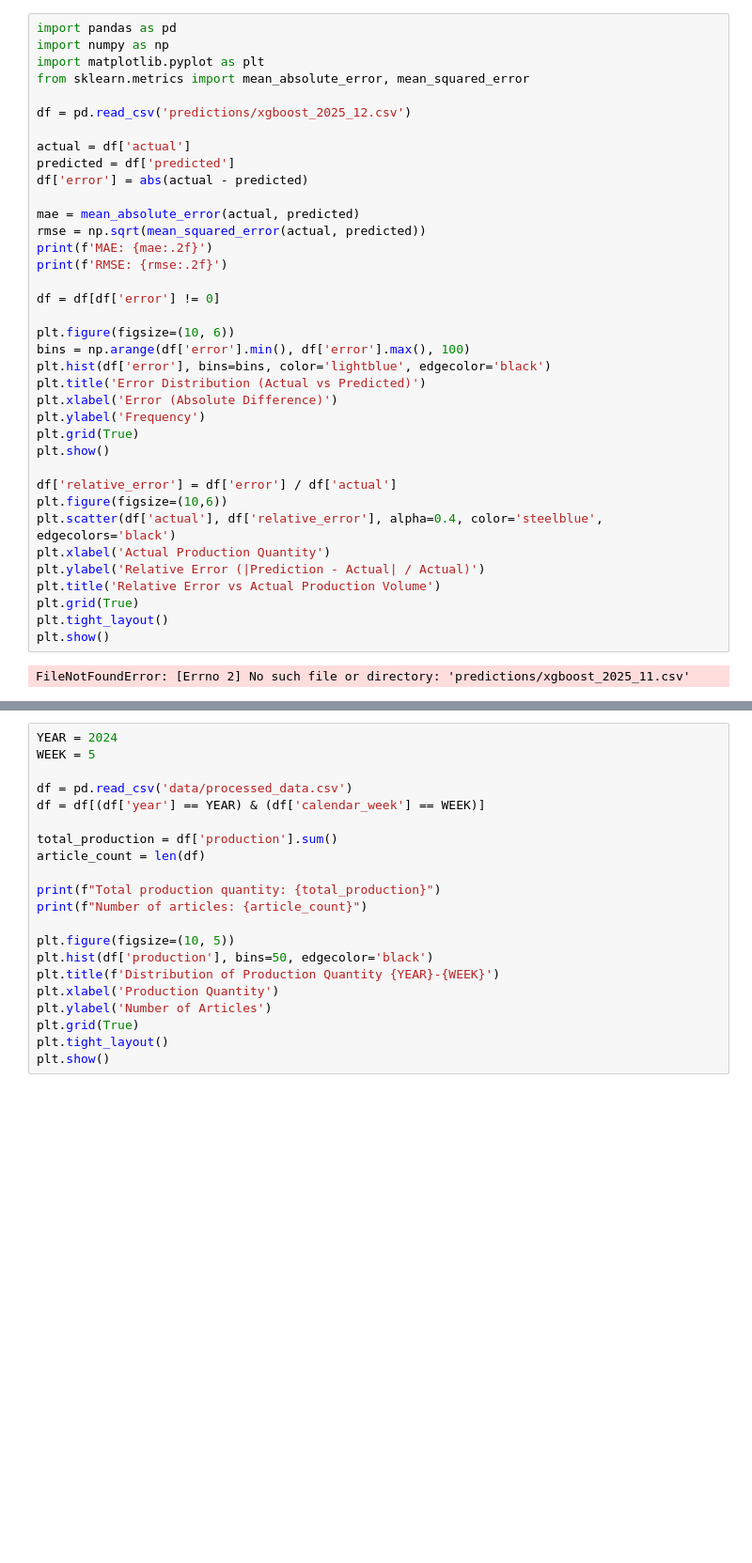
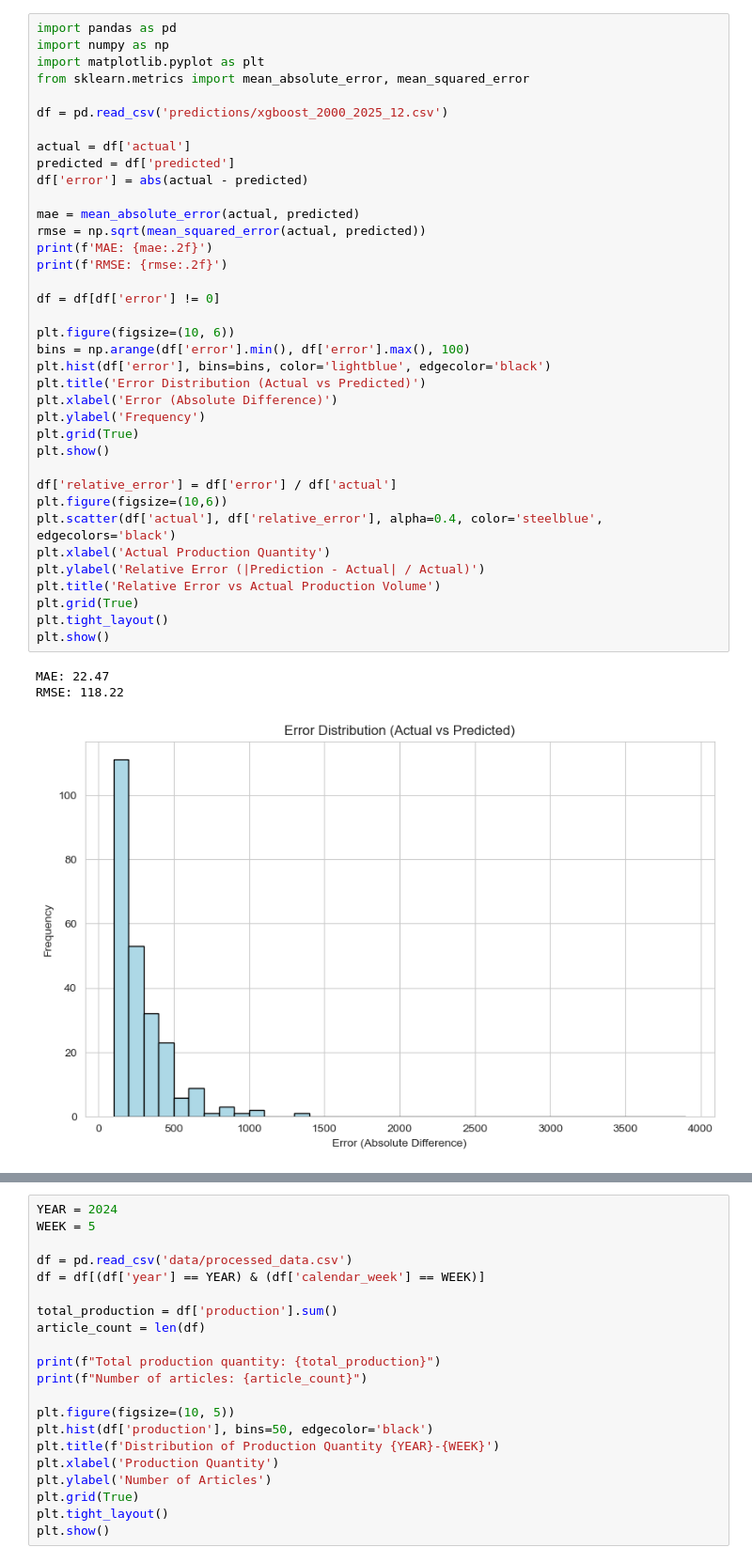
Before and after one commit to Y0d4l3/forecast-ki, a Jupyter notebook: plot.ipynb, the cells around one changed output, grey strips where cells are left out. Shown at 94% size. Saved outputs shown, nothing was run; the diff lists cells and outputs as text; blank space fills up the shorter version.

```diff
--- a/plot.ipynb
+++ b/plot.ipynb
@@ -4,36 +4,38 @@ import numpy as np
 import matplotlib.pyplot as plt
 from sklearn.metrics import mean_absolute_error, mean_squared_error
 
-df = pd.read_csv('predictions/xgboost_2025_12.csv')
+df = pd.read_csv('predictions/xgboost_2000_2025_12.csv')
 
 actual = df['actual']
 predicted = df['predicted']
 df['error'] = abs(actual - predicted)
 
 mae = mean_absolute_error(actual, predicted)
 rmse = np.sqrt(mean_squared_error(actual, predicted))
 print(f'MAE: {mae:.2f}')
 print(f'RMSE: {rmse:.2f}')
 
 df = df[df['error'] != 0]
 
 plt.figure(figsize=(10, 6))
 bins = np.arange(df['error'].min(), df['error'].max(), 100)
 plt.hist(df['error'], bins=bins, color='lightblue', edgecolor='black')
 plt.title('Error Distribution (Actual vs Predicted)')
 plt.xlabel('Error (Absolute Difference)')
 plt.ylabel('Frequency')
 plt.grid(True)
 plt.show()
 
 df['relative_error'] = df['error'] / df['actual']
 plt.figure(figsize=(10,6))
 plt.scatter(df['actual'], df['relative_error'], alpha=0.4, color='steelblue', edgecolors='black')
 plt.xlabel('Actual Production Quantity')
 plt.ylabel('Relative Error (|Prediction - Actual| / Actual)')
 plt.title('Relative Error vs Actual Production Volume')
 plt.grid(True)
 plt.tight_layout()
 plt.show()
 # %% [output]
-FileNotFoundError: [Errno 2] No such file or directory: 'predictions/xgboost_2025_11.csv'
+MAE: 22.47
+RMSE: 118.22
+[figure, added]
```
Also changed, not shown: parts of 2 cells of this notebook, 5 other files.
